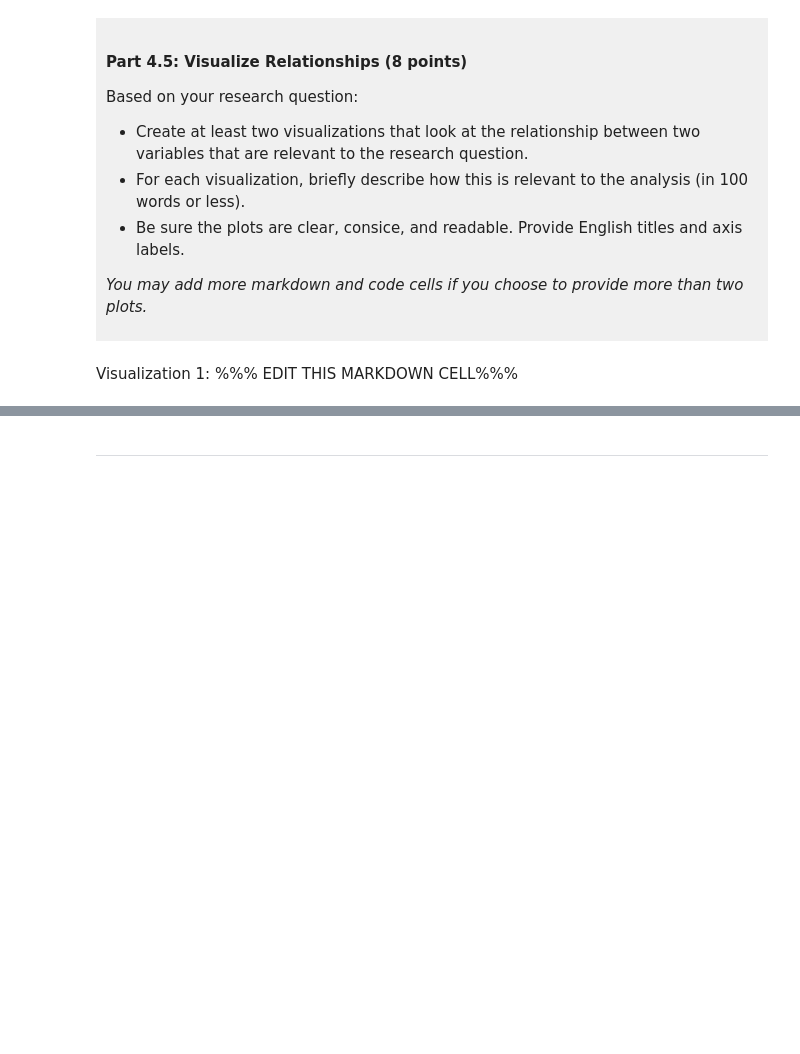
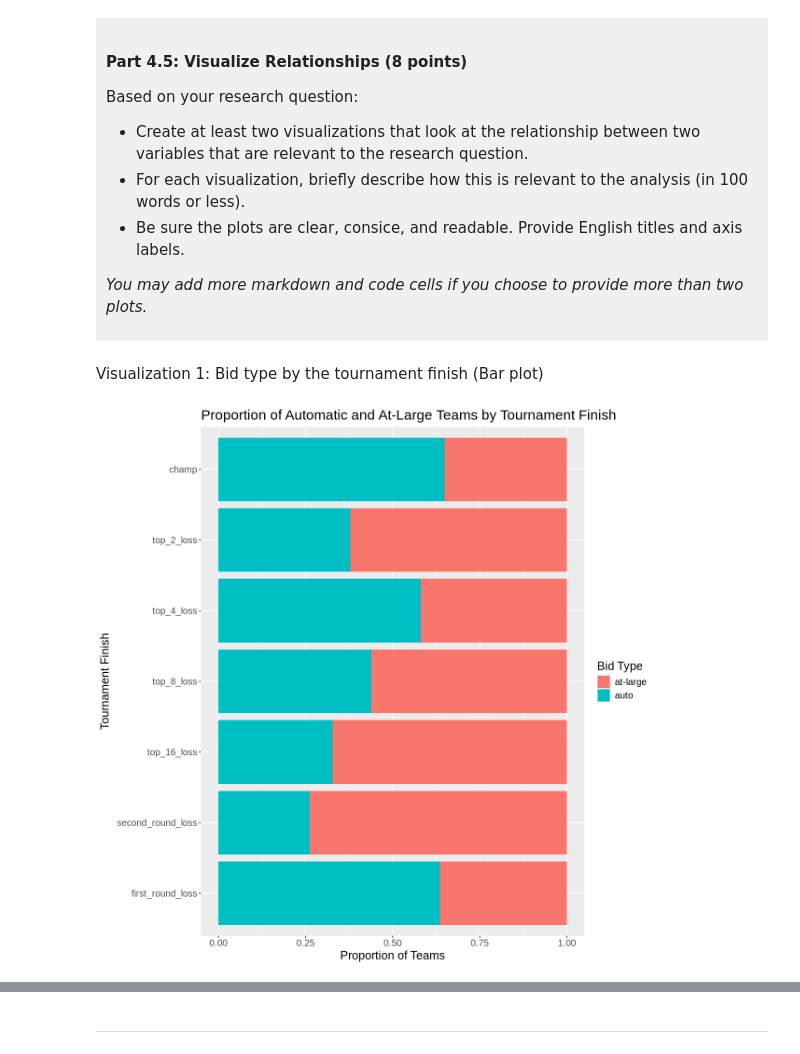
Before and after one commit to chelseaagno/dsci-100-project-chelsea-agno, a Jupyter notebook: dsci-100-project-notebook.ipynb, the cells around one changed output, grey strips where cells are left out. Cells and saved outputs as stored; diff of their text form; code cells hidden in the pictures; blank space fills up the shorter version.

```diff
--- a/dsci-100-project-notebook.ipynb
+++ b/dsci-100-project-notebook.ipynb
@@ -333,6 +395,16 @@ Based on your research question:
 *You may add more markdown and code cells if you choose to provide more than two plots.*
 </div>
 # %% [markdown]
-Visualization 1: %%% EDIT THIS MARKDOWN CELL%%%
+Visualization 1: Bid type by the tournament finish (Bar plot)
 # %%
-### EDIT THIS CODE CELL FOR VISUALIZATION 1###
+options(repr.plot.width = 10, repr.plot.height = 10)
+vis1 <- women_mm_tidy |>
+    ggplot(aes(x = tourney_finish, fill = bid)) +
+    geom_bar(position = "fill") +
+    labs(title = "Proportion of Automatic and At-Large Teams by Tournament Finish", x = "Tournament Finish", y = "Proportion of Teams", fill = "Bid Type") +
+    coord_flip() +
+    theme(text = element_text(size = 15))
+
+vis1
+# %% [output]
+[figure, added]
```
Also changed, not shown: parts of 12 cells of this notebook.
